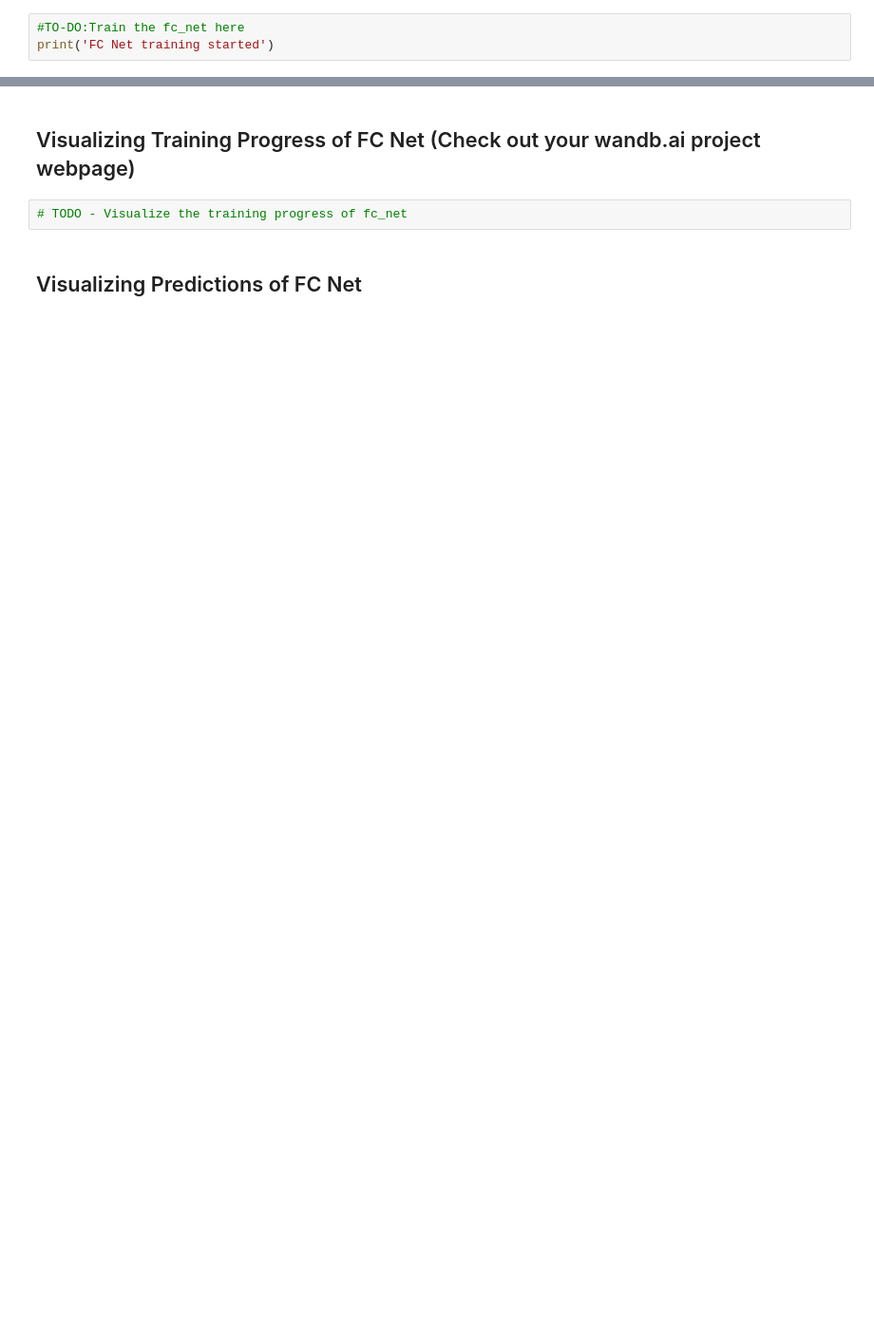
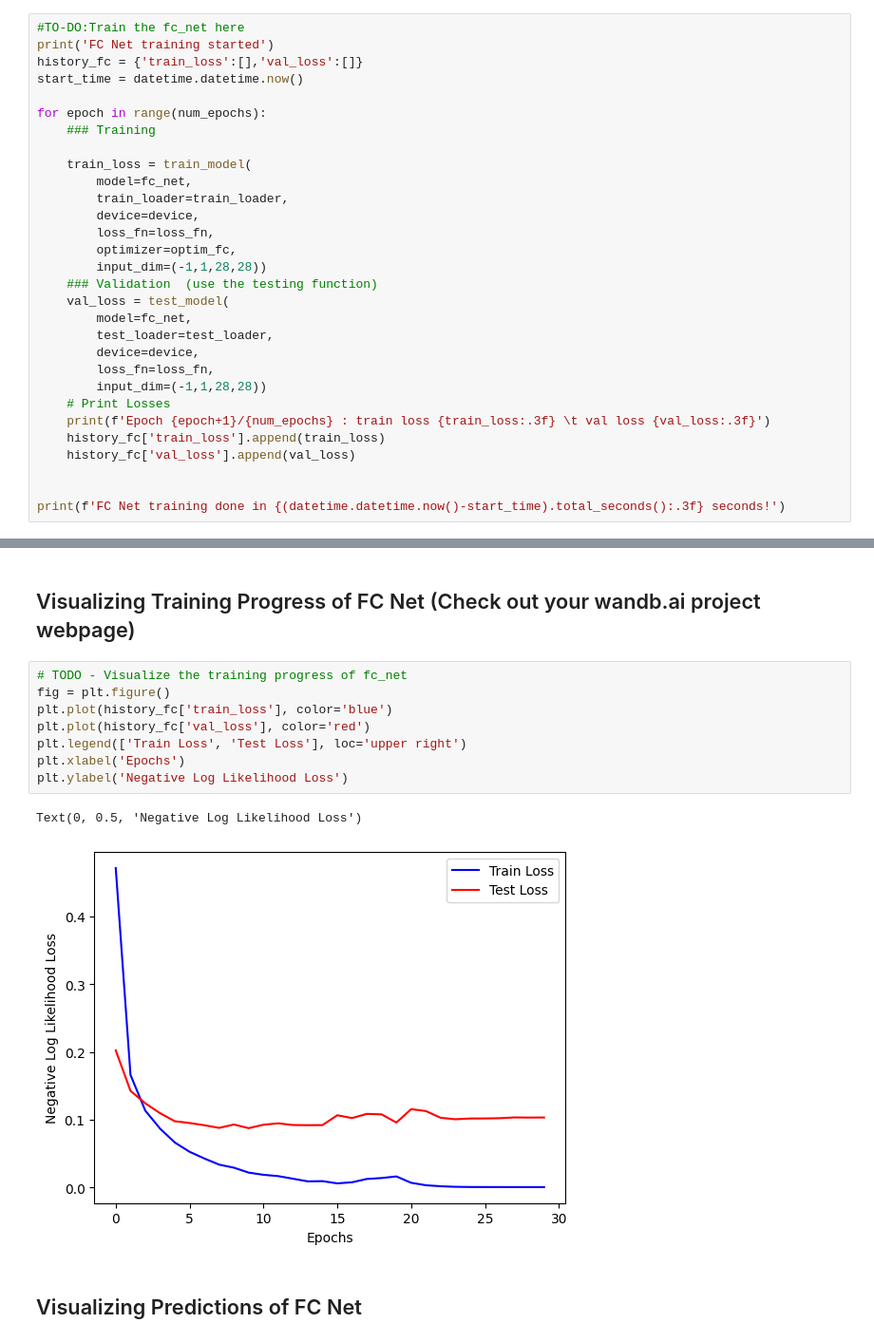
Before and after one commit to tanmaygadgil/CS7150-Homework_3, a Jupyter notebook: HW3.1-Classifiers.ipynb, the cells around one changed output, grey strips where cells are left out. Shown: that part at 95% size. Drawn from its saved outputs; the diff is of its cells as text; blank space fills up the shorter version.

```diff
--- a/HW3.1-Classifiers.ipynb
+++ b/HW3.1-Classifiers.ipynb
@@ -570,3 +645,30 @@ for i in range(9):
 # %%
 #TO-DO:Train the fc_net here
 print('FC Net training started')
+history_fc = {'train_loss':[],'val_loss':[]}
+start_time = datetime.datetime.now()
+
+for epoch in range(num_epochs):
+    ### Training
+
+    train_loss = train_model(
+        model=fc_net,
+        train_loader=train_loader,
+        device=device,
+        loss_fn=loss_fn,
+        optimizer=optim_fc,
+        input_dim=(-1,1,28,28))
+    ### Validation  (use the testing function)
+    val_loss = test_model(
+        model=fc_net,
+        test_loader=test_loader,
+        device=device,
+        loss_fn=loss_fn,
+        input_dim=(-1,1,28,28))
+    # Print Losses
+    print(f'Epoch {epoch+1}/{num_epochs} : train loss {train_loss:.3f} \t val loss {val_loss:.3f}')
+    history_fc['train_loss'].append(train_loss)
+    history_fc['val_loss'].append(val_loss)
+
+
+print(f'FC Net training done in {(datetime.datetime.now()-start_time).total_seconds():.3f} seconds!')
@@ -574,6 +695,15 @@ print('FC Net training started')
 ## Visualizing Training Progress of FC Net (Check out your wandb.ai project webpage)
 # %%
 # TODO - Visualize the training progress of fc_net
+fig = plt.figure()
+plt.plot(history_fc['train_loss'], color='blue')
+plt.plot(history_fc['val_loss'], color='red')
+plt.legend(['Train Loss', 'Test Loss'], loc='upper right')
+plt.xlabel('Epochs')
+plt.ylabel('Negative Log Likelihood Loss')
+# %% [output]
+Text(0, 0.5, 'Negative Log Likelihood Loss')
+[figure, added]
 # %% [markdown]
 ## Visualizing Predictions of FC Net
 # %%
```
Also changed, not shown: parts of 19 cells of this notebook.
